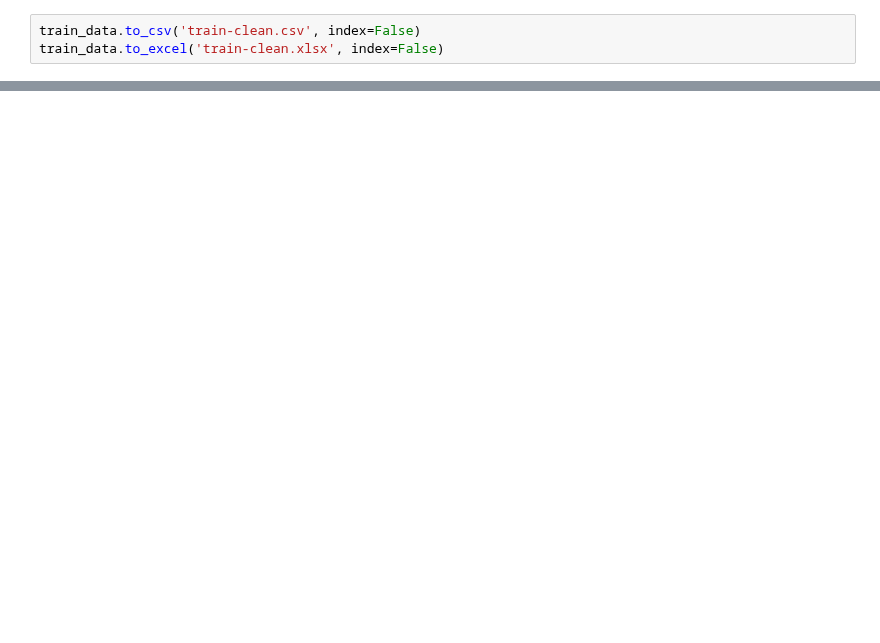
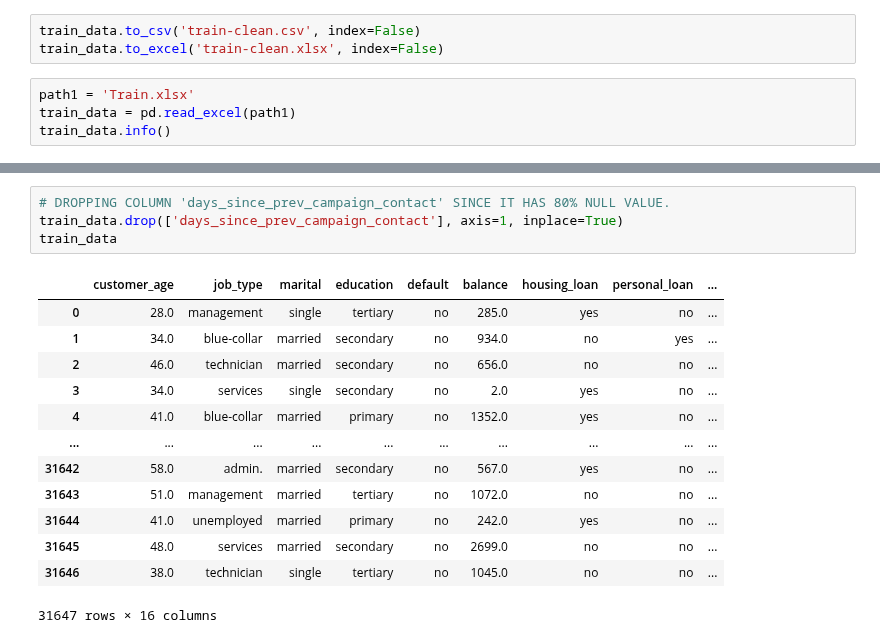
Before and after one commit to brunabrasil/FEUP-IA, a Jupyter notebook: project2/main.ipynb, the cells around one changed output, grey strips where cells are left out. Drawn from its saved outputs; the diff is of its cells as text; blank space fills up the shorter version.

```diff
--- a/project2/main.ipynb
+++ b/project2/main.ipynb
@@ -143,3 +154,7 @@ train_data.drop('communication_type', axis=1, inplace=True)
 # %%
 train_data.to_csv('train-clean.csv', index=False)
 train_data.to_excel('train-clean.xlsx', index=False)
+# %%
+path1 = 'Train.xlsx'
+train_data = pd.read_excel(path1)
+train_data.info()
@@ -145,0 +202,18 @@ train_data.to_excel('train-clean.xlsx', index=False)
+# %%
+# DROPPING COLUMN 'days_since_prev_campaign_contact' SINCE IT HAS 80% NULL VALUE.
+train_data.drop(['days_since_prev_campaign_contact'], axis=1, inplace=True)
+train_data
+# %% [output]
+|  | customer_age | job_type | marital | education | default | balance | housing_loan | personal_loan | ... |
+| 0 | 28.0 | management | single | tertiary | no | 285.0 | yes | no | ... |
+| 1 | 34.0 | blue-collar | married | secondary | no | 934.0 | no | yes | ... |
+| 2 | 46.0 | technician | married | secondary | no | 656.0 | no | no | ... |
+| 3 | 34.0 | services | single | secondary | no | 2.0 | yes | no | ... |
+| 4 | 41.0 | blue-collar | married | primary | no | 1352.0 | yes | no | ... |
+| ... | ... | ... | ... | ... | ... | ... | ... | ... | ... |
+| 31642 | 58.0 | admin. | married | secondary | no | 567.0 | yes | no | ... |
+| 31643 | 51.0 | management | married | tertiary | no | 1072.0 | no | no | ... |
+| 31644 | 41.0 | unemployed | married | primary | no | 242.0 | yes | no | ... |
+| 31645 | 48.0 | services | married | secondary | no | 2699.0 | no | no | ... |
+| 31646 | 38.0 | technician | single | tertiary | no | 1045.0 | no | no | ... |
+31647 rows × 16 columns
```
Also changed, not shown: parts of 16 cells of this notebook, 3 other files.
